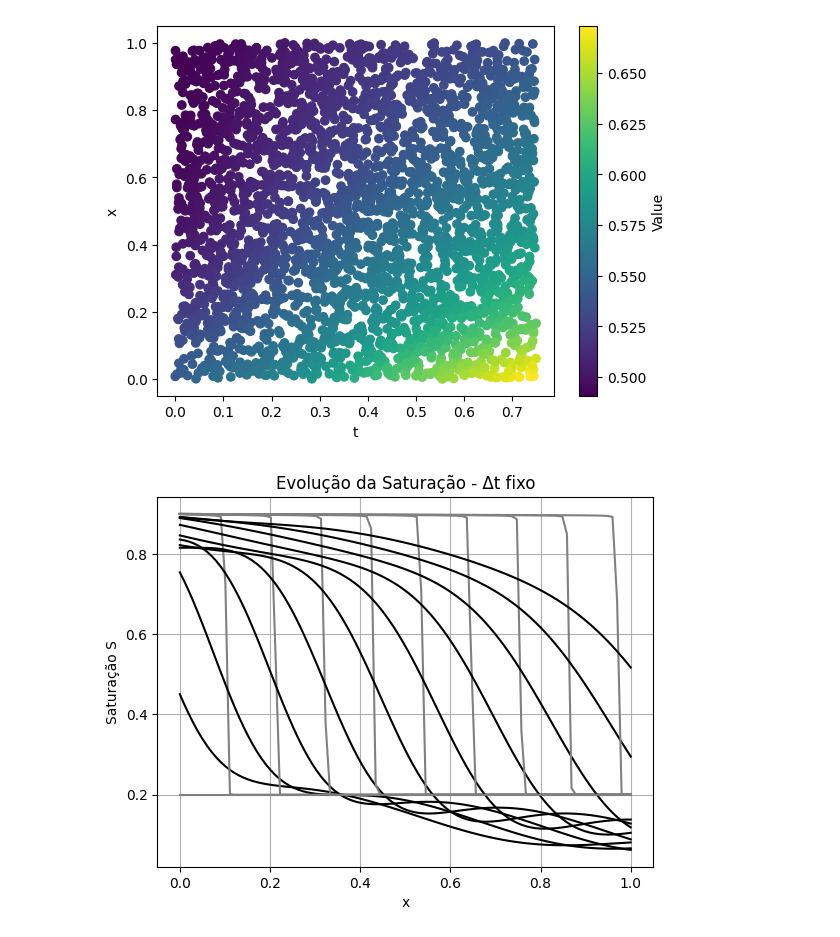
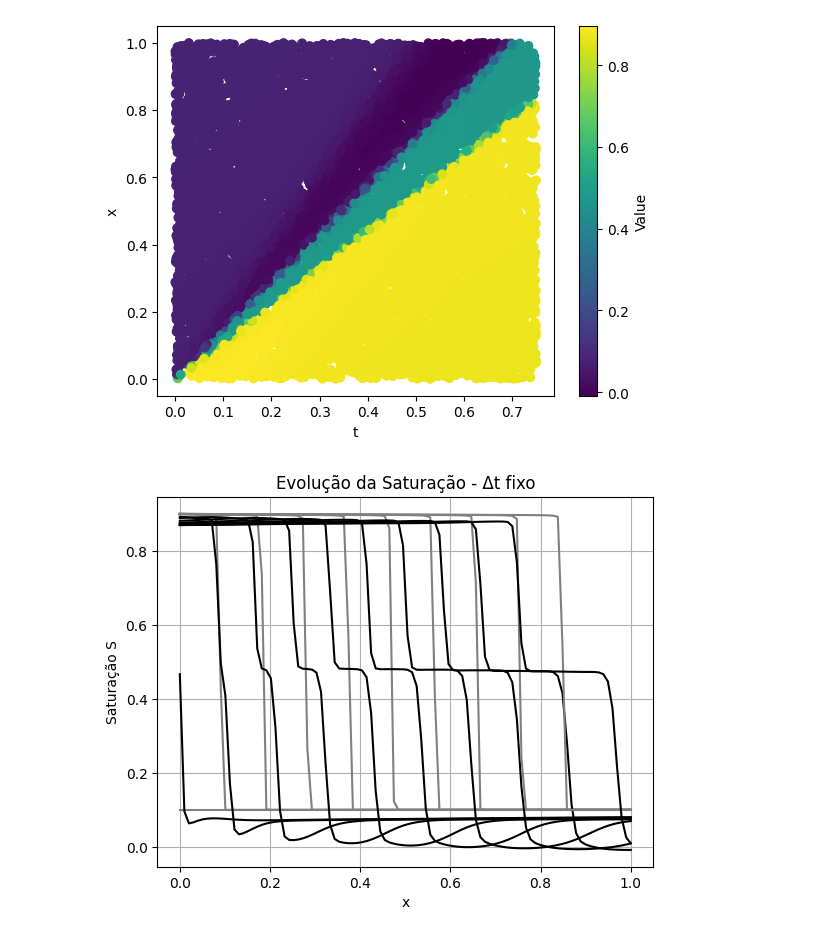
Before and after one commit to joaovmeyer/PINN-experiments, a Jupyter notebook: DeepONet.ipynb, the cells around one changed output. Drawn from its saved outputs; the diff is of its cells as text; code cells hidden in the pictures.

```diff
--- a/DeepONet.ipynb
+++ b/DeepONet.ipynb
@@ -22,7 +22,7 @@ def ODE_system_solver(f, y0, t0, final_t, step = 1e-4):
 class PDE:
 
     def __init__(self, u0):
-        self.S_inicial = u0(torch.tensor([[0.0, 0.0]]))[0, 0]
+        self.S_inicial = u0(torch.tensor([[0.0, 0.0, 0.0]]))[0, 0]
         self.S_left = 0.9
         self.u0 = u0
 
@@ -67,5 +67,7 @@ class PDE:
     def f_tilde(self, S):
         return torch.where(S < self.s_star, self.f(self.S_inicial) + self.sigma * (S - self.S_inicial), self.f(S))
 # %%
-pdes = [PDE(lambda x: x[:, :1] * 0 + 0.2), PDE(lambda x: x[:, :1] * 0 + 0.4), PDE(lambda x: x[:, :1] * 0 + 0.7)]
+pdes = [
+    PDE(lambda x: x[:, :1] * 0 + 0.0), PDE(lambda x: x[:, :1] * 0 + 0.2), PDE(lambda x: x[:, :1] * 0 + 0.4), PDE(lambda x: x[:, :1] * 0 + 0.1)
+]
 # %% [output]
@@ -265,7 +280,7 @@ class BranchNet(nn.Module):
 # %%
-N_colocacao = 3000
-N_contorno = 500
-N_inicial = 500
+N_colocacao = 10000
+N_contorno = 1000
+N_inicial = 1000
 
 # pontos usados (escolhidos aleatoriamente a cada passo de treino)
 X_colocacao, X_contorno, X_inicial = sample_points(N_colocacao, N_contorno, N_inicial)
@@ -275,16 +290,14 @@ batch_contorno = batch_size // 10
 batch_inicial = batch_size // 10
 batch_colocacao = batch_size - batch_contorno - batch_inicial
 
-m = 10
-p = 128
+m = 1
+p = 96
 xm = torch.linspace(0.0, 1.0, m).reshape(-1, 1)
 
+PINN_model = DeepONet(2, m, p, 64, 128)
 
-PINN_model = PINN(2, p, 128)
-branch_model = BranchNet(m, p, 256)
-
-n_iter = 10000
-lr = 5e-4
+n_iter = 30000
+lr = 3e-4
 optimizer = optim.Adam(PINN_model.parameters(), lr=lr)
 
 # a cada quantas iterações vamos alterar os pontos usados
@@ -349,28 +349,30 @@ plt.show()
 # %%
 # x_plot = torch.cat((X_colocacao, X_inicial, X_contorno))
+# x_plot = x_plot[x_plot[:, 0] == 2]
+
 x_plot = torch.cat([
-    torch.zeros((N_colocacao, 1)) + 0,
+    torch.zeros((N_colocacao, 1)) + 3,
     (1 - torch.rand(N_colocacao, 1)) * T_max,
     torch.rand(N_colocacao, 1)
 ], dim = 1)
 
-y_pred = deeponet(x_plot).detach().numpy()
+
+y_pred = PINN_model(x_plot).detach().numpy()
 x_plot = x_plot.detach().numpy()
 
 plt.scatter(x_plot[:, 1], x_plot[:, 2:], c=y_pred, cmap="viridis")
 plt.xlabel('t')
 plt.ylabel('x')
 plt.colorbar(label='Value')
 plt.show()
 # %% [output]
-[figure, old version]
+[figure, new version]
 # %%
 for idx, t in enumerate(ts[::100]):
-    X = torch.tensor(np.stack([np.full(xs.shape, t), xs], axis=1), dtype=torch.float32)
-    S = deeponet(X, pdes[0]).detach().cpu().numpy()
+    X = torch.tensor(np.stack([np.full(xs.shape, 3), np.full(xs.shape, t), xs], axis=1), dtype=torch.float32)
+    S = PINN_model(X).detach().cpu().numpy()
 
-    # print(xs.shape, us[t].shape)
-    plt.plot(xs, uss[0][idx * 100, :], color="gray")
+    plt.plot(xs, uss[3][idx * 100, :], color="gray")
     plt.plot(xs, S, color="black")
 
 plt.xlabel('x')
@@ -380,4 +382,4 @@ plt.title('Evolução da Saturação - Δt fixo')
 plt.grid(True)
 plt.show()
 # %% [output]
-[figure, old version]
+[figure, new version]
```
Also changed, not shown: parts of 12 cells of this notebook.
